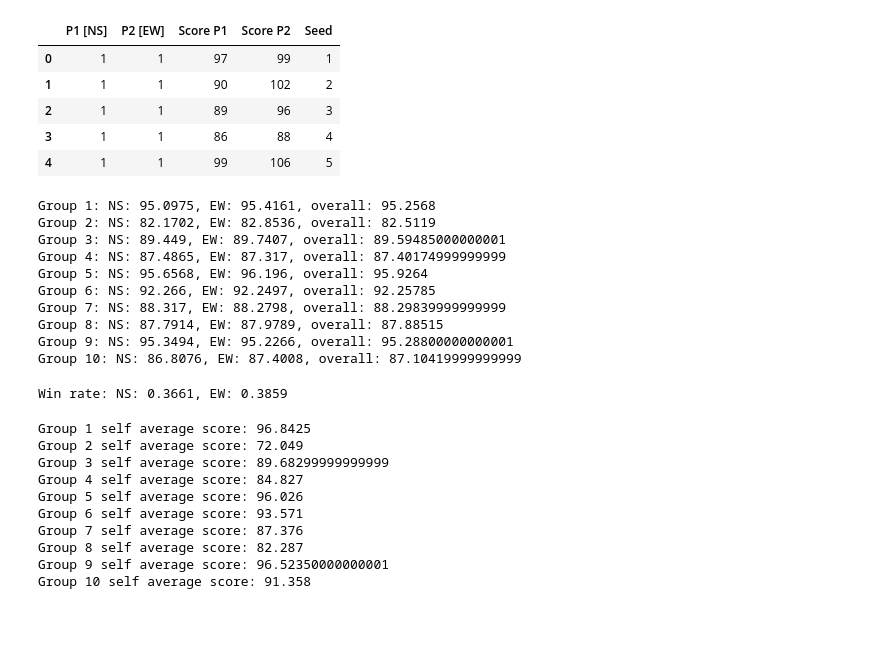
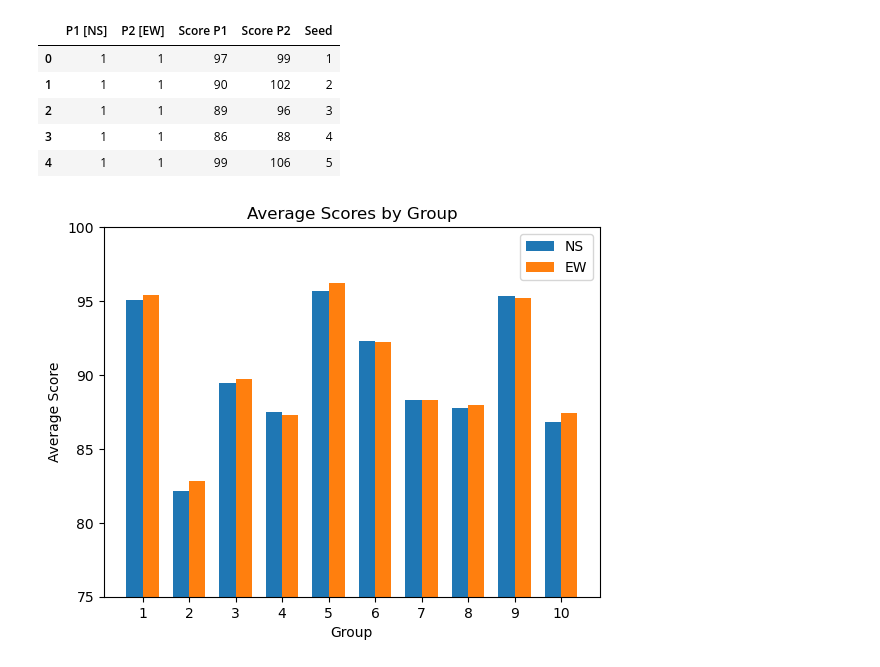
Before and after one commit to ArmanOzcan18/Guess-My-Hand, a Jupyter notebook: teams/tournament_analysis.ipynb, the cells around one changed output. Cells and saved outputs as stored; diff of their text form; code cells hidden in the pictures; blank space fills up the shorter version.

Commit message:
Added tournament results charts

```diff
--- a/teams/tournament_analysis.ipynb
+++ b/teams/tournament_analysis.ipynb
@@ -20,42 +20,28 @@ team_scores_EW = {}
 for i in range(1, 11):
     team_scores_NS[i] = df[df['P1 [NS]'] == i]['Score P1']
     team_scores_EW[i] = df[df['P2 [EW]'] == i]['Score P2']
-# %%
-# Average scores by group
-for i in range(1, 11):
-    print(f'Group {i}: NS: {team_scores_NS[i].mean()}, EW: {team_scores_EW[i].mean()}, overall: {(team_scores_NS[i].mean() + team_scores_EW[i].mean())/2}')
-# %% [output]
-Group 1: NS: 95.0975, EW: 95.4161, overall: 95.2568
-Group 2: NS: 82.1702, EW: 82.8536, overall: 82.5119
-Group 3: NS: 89.449, EW: 89.7407, overall: 89.59485000000001
-Group 4: NS: 87.4865, EW: 87.317, overall: 87.40174999999999
-Group 5: NS: 95.6568, EW: 96.196, overall: 95.9264
-Group 6: NS: 92.266, EW: 92.2497, overall: 92.25785
-Group 7: NS: 88.317, EW: 88.2798, overall: 88.29839999999999
-Group 8: NS: 87.7914, EW: 87.9789, overall: 87.88515
-Group 9: NS: 95.3494, EW: 95.2266, overall: 95.28800000000001
-Group 10: NS: 86.8076, EW: 87.4008, overall: 87.10419999999999
-# %%
-# Calculate win loss ratio
-NS_win_rate = (df[df['P1 [NS]'] == 10]['Score P1'] > df[df['P1 [NS]'] == 10]['Score P2']).sum() / len(df[df['P1 [NS]'] == 10])
-EW_win_rate = (df[df['P2 [EW]'] == 10]['Score P2'] > df[df['P2 [EW]'] == 10]['Score P1']).sum() / len(df[df['P2 [EW]'] == 10])
-print(f'Win rate: NS: {NS_win_rate}, EW: {EW_win_rate}')
-# %% [output]
-Win rate: NS: 0.3661, EW: 0.3859
-# %%
-# Print self average score by group
-for i in range(1, 11):
-    group_self = df.loc[(df['P1 [NS]'] == i) & (df['P2 [EW]'] == i)]
-    group_self_avg_score = (group_self['Score P1'].mean() + group_self['Score P2'].mean())/2
-    print(f'Group {i} self average score: {group_self_avg_score}')
-# %% [output]
-Group 1 self average score: 96.8425
-Group 2 self average score: 72.049
-Group 3 self average score: 89.68299999999999
-Group 4 self average score: 84.827
-Group 5 self average score: 96.026
-Group 6 self average score: 93.571
-Group 7 self average score: 87.376
-Group 8 self average score: 82.287
-Group 9 self average score: 96.52350000000001
-Group 10 self average score: 91.358
+# %%
+# Average scores by group
+NS_avg_scores_by_group = {}
+EW_avg_scores_by_group = {}
+for i in range(1, 11):
+    NS_avg_scores_by_group[i] = team_scores_NS[i].mean()
+    EW_avg_scores_by_group[i] = team_scores_EW[i].mean()
+
+# Plot bar chart of average scores by group
+fig, ax = plt.subplots()
+bar_width = 0.35
+index = np.arange(1, 11)
+rects1 = ax.bar(index, NS_avg_scores_by_group.values(), bar_width, label='NS')
+rects2 = ax.bar(index + bar_width, EW_avg_scores_by_group.values(), bar_width, label='EW')
+ax.set_ylim([75, 100])
+ax.set_xlabel('Group')
+ax.set_ylabel('Average Score')
+ax.set_title('Average Scores by Group')
+ax.set_xticks(index + bar_width / 2)
+ax.set_xticklabels(index)
+ax.legend()
+plt.savefig('average_scores_by_group.png')
+plt.show()
+# %% [output]
+[figure, added]
```
Also changed, not shown: parts of 1 cell of this notebook, 2 other files.
